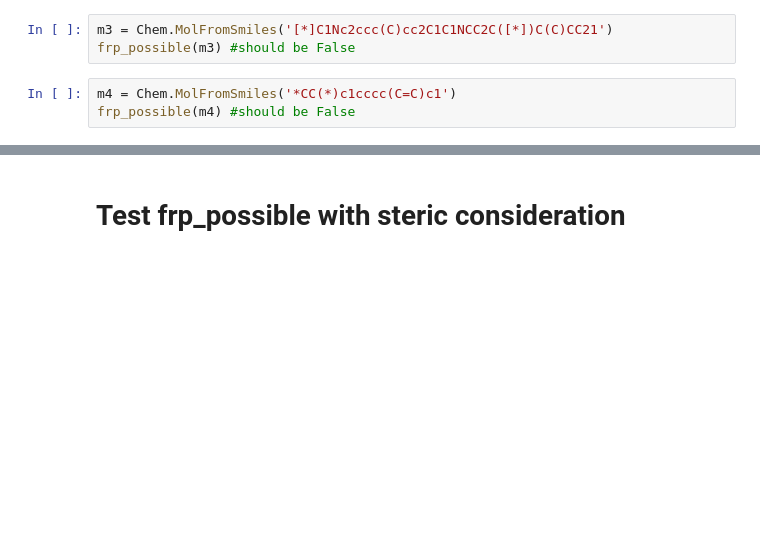
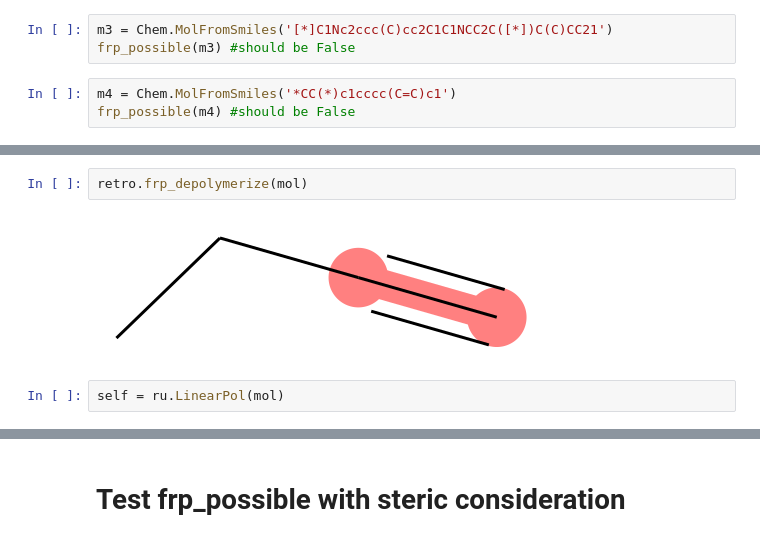
Before and after one commit to rishigurnani/hMOFs-Snurr, a Jupyter notebook: fall20_mse_8803.ipynb, the cells around one changed output, grey strips where cells are left out. Cells and saved outputs as stored; diff of their text form; blank space fills up the shorter version.

```diff
--- a/fall20_mse_8803.ipynb
+++ b/fall20_mse_8803.ipynb
@@ -229,0 +237,6 @@ frp_possible(m4) #should be False
+# %%
+retro.frp_depolymerize(mol)
+# %% [output]
+[figure, added]
+# %%
+self = ru.LinearPol(mol)
```
Also changed, not shown: parts of 28 cells of this notebook, 3 other files.
